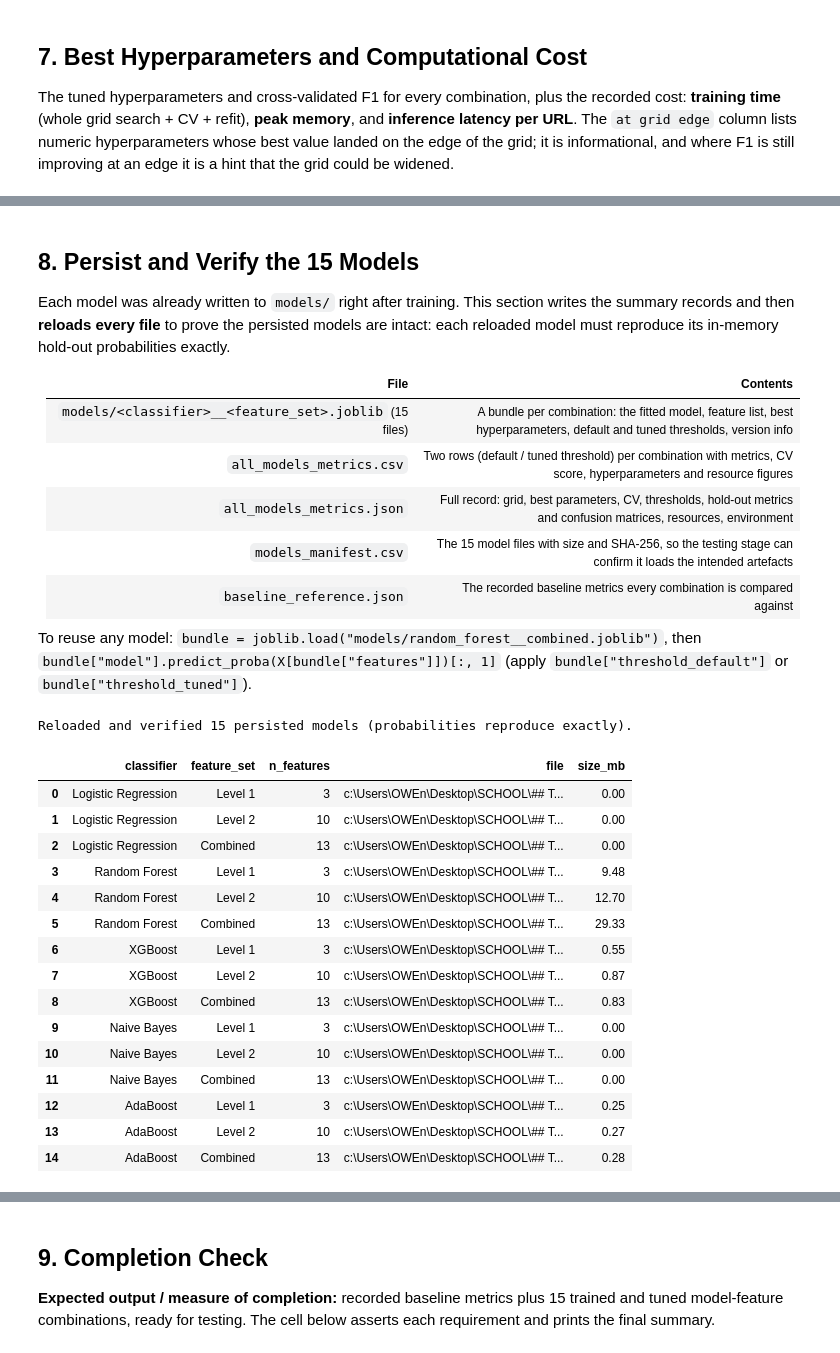
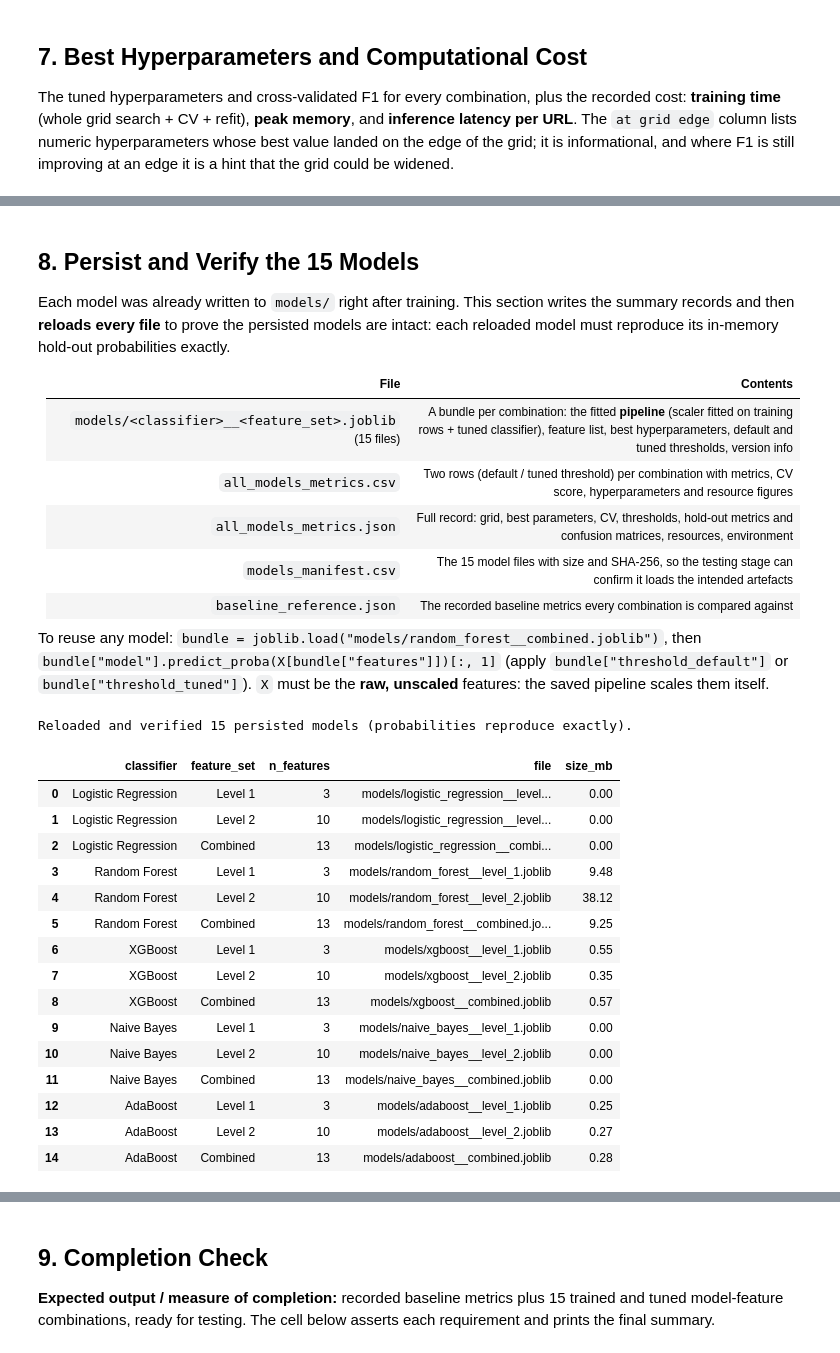
Before and after one commit to WendelLeander/PhishEvade, a Jupyter notebook: Modules/7_model_training_tuning.ipynb, the cells around one changed output, grey strips where cells are left out. Drawn from its saved outputs; the diff is of its cells as text; code cells hidden in the pictures.

```diff
--- a/Modules/7_model_training_tuning.ipynb
+++ b/Modules/7_model_training_tuning.ipynb
@@ -307,16 +295,29 @@ def grid_edge_params(best_params, grid_):
             edge.append(k)
     return edge
 
+def build_pipeline(estimator, cols):
+    '''Scaling + classifier pipeline. Column POSITIONS refer to `cols`, so it works on raw numpy input in that order.'''
+    mm = [i for i, c in enumerate(cols) if c in MIN_MAX_COLS]
+    zs = [i for i, c in enumerate(cols) if c in Z_SCORE_COLS]
+    steps = []
+    if mm: steps.append(("minmax", MinMaxScaler(), mm))
+    if zs: steps.append(("zscore", StandardScaler(), zs))
+    scaler = ColumnTransformer(steps, remainder="passthrough")      # binary flags pass through untouched
+    return Pipeline([("scale", scaler), ("model", estimator)])
+
 def train_combination(clf_name, fs_name):
     cols = FEATURE_SETS[fs_name]
-    X_tr = data.iloc[train_idx][cols].to_numpy(dtype=np.float64)
+    X_tr = data.iloc[train_idx][cols].to_numpy(dtype=np.float64)    # RAW features: the pipeline scales internally
     X_te = data.iloc[test_idx][cols].to_numpy(dtype=np.float64)
     estimator, param_grid = make_classifiers()[clf_name]
 
-    grid = GridSearchCV(estimator, param_grid=param_grid, scoring="f1", cv=skf, n_jobs=1, refit=True)
+    pipe = build_pipeline(estimator, cols)
+    pipe_grid = {f"model__{k}": v for k, v in param_grid.items()}   # grid addresses the classifier step
+    grid = GridSearchCV(pipe, param_grid=pipe_grid, scoring="f1", cv=skf, n_jobs=1, refit=True)
     with ResourceProfiler(f"Training: {clf_name} / {fs_name}") as prof_train:
-        grid.fit(X_tr, y_train)                                     # grid search + 5-fold CV + refit
-    model = grid.best_estimator_
+        grid.fit(X_tr, y_train)             # grid search + 5-fold CV + refit; scalers are re-fitted in every fold
+    model = grid.best_estimator_            # fitted Pipeline: scaler (training rows only) + tuned classifier
+    best_params = {k.removeprefix("model__"): v for k, v in grid.best_params_.items()}
 
     with ResourceProfiler("Threshold tuning (out-of-fold)") as prof_thr:
         oof = cross_val_predict(model, X_tr, y_train, cv=skf, method="predict_proba")[:, 1]
@@ -335,9 +336,9 @@ def train_combination(clf_name, fs_name):
 
     return {
         "classifier": clf_name, "feature_set": fs_name, "features": cols,
-        "model": model, "best_params": grid.best_params_, "param_grid": param_grid,
+        "model": model, "best_params": best_params, "param_grid": param_grid,
         "cv_f1": float(grid.best_score_), "cv_f1_std": float(grid.cv_results_["std_test_score"][grid.best_index_]),
-        "edge_params": grid_edge_params(grid.best_params_, param_grid),
+        "edge_params": grid_edge_params(best_params, param_grid),
         "tuned_threshold": tuned_threshold, "test_proba": test_proba,
         "test_default": metrics_at(y_test, test_proba, DEFAULT_THRESHOLD),
         "test_tuned":   metrics_at(y_test, test_proba, tuned_threshold),
@@ -354,7 +355,7 @@ Each combination is trained, tuned and (immediately) persisted to `models/` as s
 def slug(s): return s.lower().replace(" ", "_").replace("+", "plus")
 
 def model_path(clf_name, fs_name):
-    return MODEL_DIR / f"{slug(clf_name)}__{slug(fs_name)}.joblib"
+    return os.path.join(MODEL_DIR, f"{slug(clf_name)}__{slug(fs_name)}.joblib")
 
 def persist(res):
     path = model_path(res["classifier"], res["feature_set"])
@@ -369,7 +370,8 @@ def persist(res):
         "threshold_tuned": res["tuned_threshold"],
         "random_seed": RANDOM_SEED,
         "split": "80/20 stratified (train_test_split_indices.csv)",
-        "feature_scaling": "as in Final Dataset_Scaled.csv",
+        "feature_scaling": "inside the pipeline: Min-Max (lengths, ratios), Z-score (counts, variance, entropy), binary flags unscaled; fitted on training rows only",
+        "expects_raw_features": True,
         "created": datetime.now().isoformat(timespec="seconds"),
         "sklearn_version": sklearn.__version__, "xgboost_version": xgboost.__version__,
     }, path)
@@ -538,13 +542,13 @@ Each model was already written to `models/` right after training. This section w
 
 | File | Contents |
 |---|---|
-| `models/<classifier>__<feature_set>.joblib` (15 files) | A bundle per combination: the fitted model, feature list, best hyperparameters, default and tuned thresholds, version info |
+| `models/<classifier>__<feature_set>.joblib` (15 files) | A bundle per combination: the fitted **pipeline** (scaler fitted on training rows + tuned classifier), feature list, best hyperparameters, default and tuned thresholds, version info |
 | `all_models_metrics.csv` | Two rows (default / tuned threshold) per combination with metrics, CV score, hyperparameters and resource figures |
 | `all_models_metrics.json` | Full record: grid, best parameters, CV, thresholds, hold-out metrics and confusion matrices, resources, environment |
 | `models_manifest.csv` | The 15 model files with size and SHA-256, so the testing stage can confirm it loads the intended artefacts |
 | `baseline_reference.json` | The recorded baseline metrics every combination is compared against |
 
-To reuse any model: `bundle = joblib.load("models/random_forest__combined.joblib")`, then `bundle["model"].predict_proba(X[bundle["features"]])[:, 1]` (apply `bundle["threshold_default"]` or `bundle["threshold_tuned"]`).
+To reuse any model: `bundle = joblib.load("models/random_forest__combined.joblib")`, then `bundle["model"].predict_proba(X[bundle["features"]])[:, 1]` (apply `bundle["threshold_default"]` or `bundle["threshold_tuned"]`). `X` must be the **raw, unscaled** features: the saved pipeline scales them itself.
 # %%
 def _native(o):
     if isinstance(o, np.integer):  return int(o)
@@ -566,15 +570,11 @@ for (clf_name, fs_name), r in RESULTS.items():
                      "file": path, "size_mb": os.path.getsize(path) / 2**20, "sha256": sha,
                      "threshold_tuned": bundle["threshold_tuned"]})
 manifest = pd.DataFrame(manifest)
-manifest.to_csv(METRICS_DIR / "models_manifest.csv", index=False)
+manifest.to_csv("models_manifest.csv", index=False)
 
 # ---- flat metrics table and the baseline reference
-all_metrics.to_csv(
-    METRICS_DIR / "all_models_metrics.csv",
-    index=False
-)
-
-with open(METRICS_DIR / "baseline_reference.json", "w") as f:
+all_metrics.to_csv("all_models_metrics.csv", index=False)
+with open("baseline_reference.json", "w") as f:
     json.dump({"classifier": "Logistic Regression", "feature_set": "Level 1 (3 features)",
                "best_params": base["best_params"], "cv_f1": base["cv_f1"],
                "test_metrics": {"default (0.5)": base["test_default"], "tuned (Youden J)": base["test_tuned"]}},
@@ -583,46 +583,46 @@ with open(METRICS_DIR / "baseline_reference.json", "w") as f:
 # ---- full JSON record
 record = {
     "milestone": "7 - Model training and tuning",
     "created": datetime.now().isoformat(timespec="seconds"),
     "data": {"source": DATA_PATH, "rows": len(y_all), "train_rows": len(y_train), "test_rows": len(y_test),
              "split": "80/20 stratified", "random_seed": RANDOM_SEED},
     "feature_sets": FEATURE_SETS,
     "cross_validation": {"folds": N_FOLDS, "scoring": "f1", "search": "GridSearchCV"},
     "baseline": {"classifier": "Logistic Regression", "feature_set": "Level 1",
                  "test_metrics_default": base["test_default"]},
     "models": [{
         "classifier": c, "feature_set": f, "features": r["features"], "param_grid": r["param_grid"],
         "best_params": r["best_params"], "cv_f1": r["cv_f1"], "cv_f1_std": r["cv_f1_std"],
         "threshold": {"default": DEFAULT_THRESHOLD, "tuned": r["tuned_threshold"]},
         "test_metrics": {"default (0.5)": r["test_default"], "tuned (Youden J)": r["test_tuned"]},
         "resources": {"training": r["train_resources"], "threshold_tuning": r["threshold_resources"],
                       "inference_latency": r["latency"]},
         "model_file": model_path(c, f),
     } for (c, f), r in RESULTS.items()],
     "environment": {"python": platform.python_version(), "sklearn": sklearn.__version__, "xgboost": xgboost.__version__,
                     "numpy": np.__version__, "pandas": pd.__version__, "psutil": psutil.__version__,
                     "logical_cpus": psutil.cpu_count(logical=True), "ram_gb": round(psutil.virtual_memory().total / 2**30, 1)},
 }
-with open(METRICS_DIR / "all_models_metrics.json", "w") as f:
+with open("all_models_metrics.json", "w") as f:
     json.dump(record, f, indent=2, default=_native)
 
 print(f"Reloaded and verified {len(manifest)} persisted models (probabilities reproduce exactly).")
 manifest[["classifier", "feature_set", "n_features", "file", "size_mb"]].round(2)
 # %% [output]
 Reloaded and verified 15 persisted models (probabilities reproduce exactly).
 |  | classifier | feature_set | n_features | file | size_mb |
-| 0 | Logistic Regression | Level 1 | 3 | c:\Users\OWEn\Desktop\SCHOOL\## T... | 0.00 |
-| 1 | Logistic Regression | Level 2 | 10 | c:\Users\OWEn\Desktop\SCHOOL\## T... | 0.00 |
-| 2 | Logistic Regression | Combined | 13 | c:\Users\OWEn\Desktop\SCHOOL\## T... | 0.00 |
-| 3 | Random Forest | Level 1 | 3 | c:\Users\OWEn\Desktop\SCHOOL\## T... | 9.48 |
-| 4 | Random Forest | Level 2 | 10 | c:\Users\OWEn\Desktop\SCHOOL\## T... | 12.70 |
-| 5 | Random Forest | Combined | 13 | c:\Users\OWEn\Desktop\SCHOOL\## T... | 29.33 |
-| 6 | XGBoost | Level 1 | 3 | c:\Users\OWEn\Desktop\SCHOOL\## T... | 0.55 |
-| 7 | XGBoost | Level 2 | 10 | c:\Users\OWEn\Desktop\SCHOOL\## T... | 0.87 |
-| 8 | XGBoost | Combined | 13 | c:\Users\OWEn\Desktop\SCHOOL\## T... | 0.83 |
-| 9 | Naive Bayes | Level 1 | 3 | c:\Users\OWEn\Desktop\SCHOOL\## T... | 0.00 |
-| 10 | Naive Bayes | Level 2 | 10 | c:\Users\OWEn\Desktop\SCHOOL\## T... | 0.00 |
-| 11 | Naive Bayes | Combined | 13 | c:\Users\OWEn\Desktop\SCHOOL\## T... | 0.00 |
-| 12 | AdaBoost | Level 1 | 3 | c:\Users\OWEn\Desktop\SCHOOL\## T... | 0.25 |
-| 13 | AdaBoost | Level 2 | 10 | c:\Users\OWEn\Desktop\SCHOOL\## T... | 0.27 |
-| 14 | AdaBoost | Combined | 13 | c:\Users\OWEn\Desktop\SCHOOL\## T... | 0.28 |
+| 0 | Logistic Regression | Level 1 | 3 | models/logistic_regression__level... | 0.00 |
+| 1 | Logistic Regression | Level 2 | 10 | models/logistic_regression__level... | 0.00 |
+| 2 | Logistic Regression | Combined | 13 | models/logistic_regression__combi... | 0.00 |
+| 3 | Random Forest | Level 1 | 3 | models/random_forest__level_1.joblib | 9.48 |
+| 4 | Random Forest | Level 2 | 10 | models/random_forest__level_2.joblib | 38.12 |
+| 5 | Random Forest | Combined | 13 | models/random_forest__combined.jo... | 9.25 |
+| 6 | XGBoost | Level 1 | 3 | models/xgboost__level_1.joblib | 0.55 |
+| 7 | XGBoost | Level 2 | 10 | models/xgboost__level_2.joblib | 0.35 |
+| 8 | XGBoost | Combined | 13 | models/xgboost__combined.joblib | 0.57 |
+| 9 | Naive Bayes | Level 1 | 3 | models/naive_bayes__level_1.joblib | 0.00 |
+| 10 | Naive Bayes | Level 2 | 10 | models/naive_bayes__level_2.joblib | 0.00 |
+| 11 | Naive Bayes | Combined | 13 | models/naive_bayes__combined.joblib | 0.00 |
+| 12 | AdaBoost | Level 1 | 3 | models/adaboost__level_1.joblib | 0.25 |
+| 13 | AdaBoost | Level 2 | 10 | models/adaboost__level_2.joblib | 0.27 |
+| 14 | AdaBoost | Combined | 13 | models/adaboost__combined.joblib | 0.28 |
```
Also changed, not shown: parts of 19 cells of this notebook, 1 other file.
